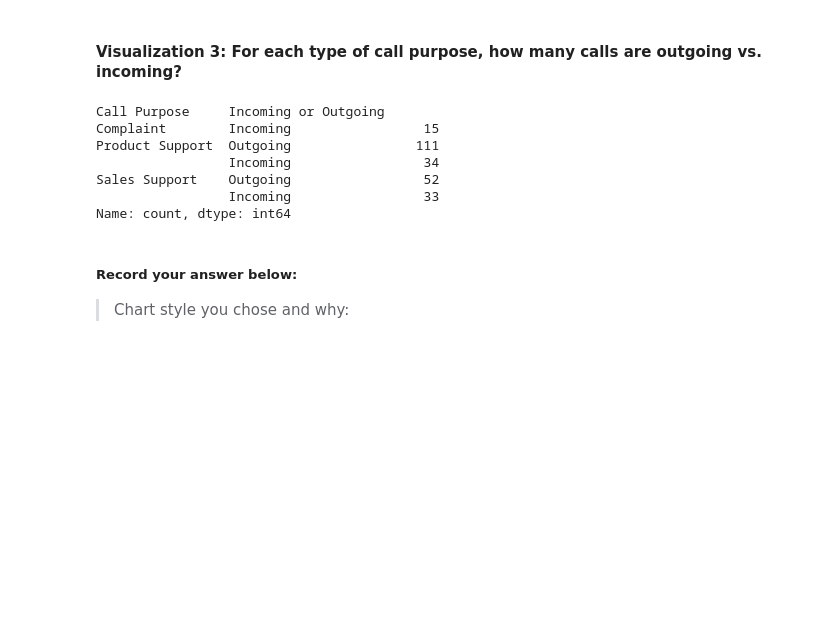
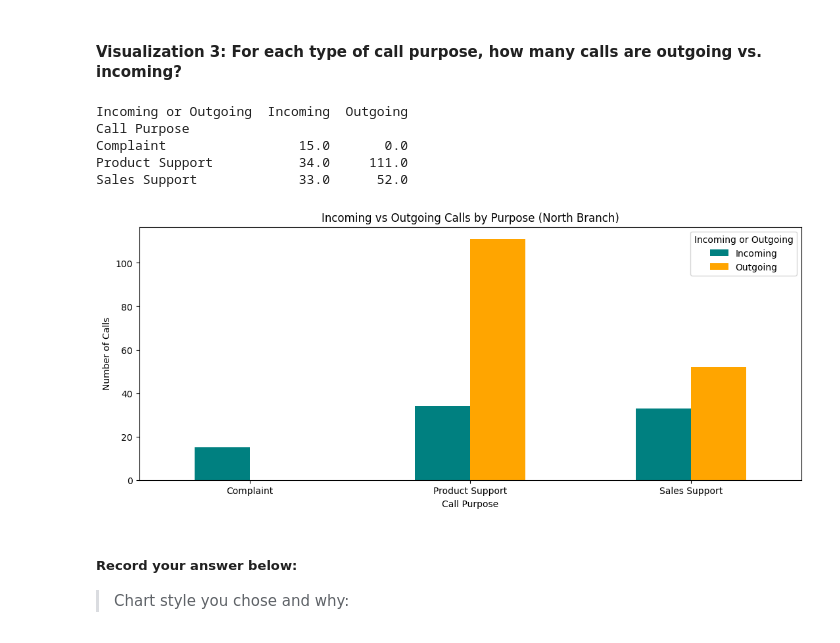
Before and after one commit to SeshasreeB/data-analysis-projects, a Jupyter notebook: call-center-cleanupAssignment/Call_Center_Cleanup.ipynb, the cells around one changed output. Saved outputs shown, nothing was run; the diff lists cells and outputs as text; code cells hidden in the pictures; blank space fills up the shorter version.

```diff
--- a/call-center-cleanupAssignment/Call_Center_Cleanup.ipynb
+++ b/call-center-cleanupAssignment/Call_Center_Cleanup.ipynb
@@ -433,25 +500,29 @@ plt.show()
 # %%
 # Create visualization 3 here:
 # The three dictionaries, complaints, sales_support, and product_support, have the information you need
-
 purpose_group = north_df.groupby("Call Purpose")
 call_purpose = ["Complaint", "Product Support", "Sales Support"]
-purpose_counts = purpose_group["Incoming or Outgoing"].value_counts()
+purpose_counts = (purpose_group["Incoming or Outgoing"].value_counts().unstack().fillna(0))
 print(purpose_counts)
 
-complaints = purpose_counts["Complaint"].to_dict()
-sales_support = purpose_counts["Sales Support"].to_dict()
-product_support = purpose_counts["Product Support"].to_dict()
+complaints = purpose_counts.loc["Complaint"].to_dict()
+sales_support = purpose_counts.loc["Sales Support"].to_dict()
+product_support = purpose_counts.loc["Product Support"].to_dict()
 
 #Your Code Here:
+purpose_counts.plot(kind="bar", figsize=(13,5), color =['teal', 'orange'])
+plt.title("Incoming vs Outgoing Calls by Purpose (North Branch)")
+plt.ylabel("Number of Calls")
+plt.xlabel("Call Purpose")
+plt.xticks(rotation=0)
+plt.show()
 # %% [output]
-Call Purpose     Incoming or Outgoing
-Complaint        Incoming                 15
-Product Support  Outgoing                111
-                 Incoming                 34
-Sales Support    Outgoing                 52
-                 Incoming                 33
-Name: count, dtype: int64
+Incoming or Outgoing  Incoming  Outgoing
+Call Purpose
+Complaint                 15.0       0.0
+Product Support           34.0     111.0
+Sales Support             33.0      52.0
+[figure, added]
 # %% [markdown]
 ##### Record your answer below:
 
```
Also changed, not shown: parts of 11 cells of this notebook.
